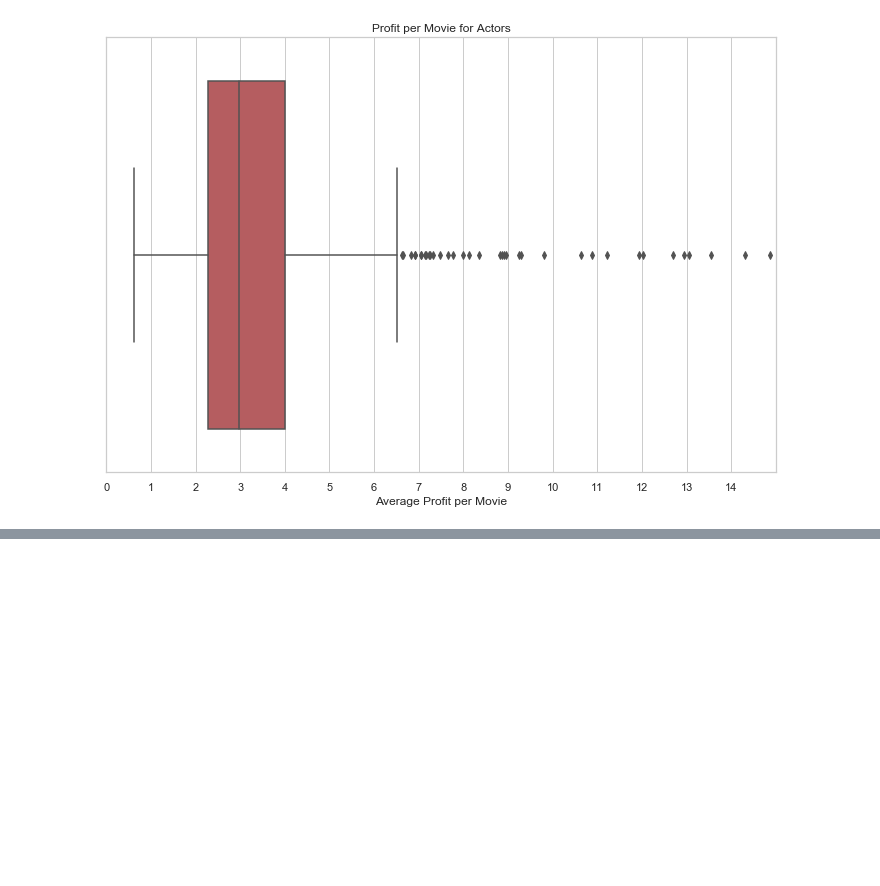
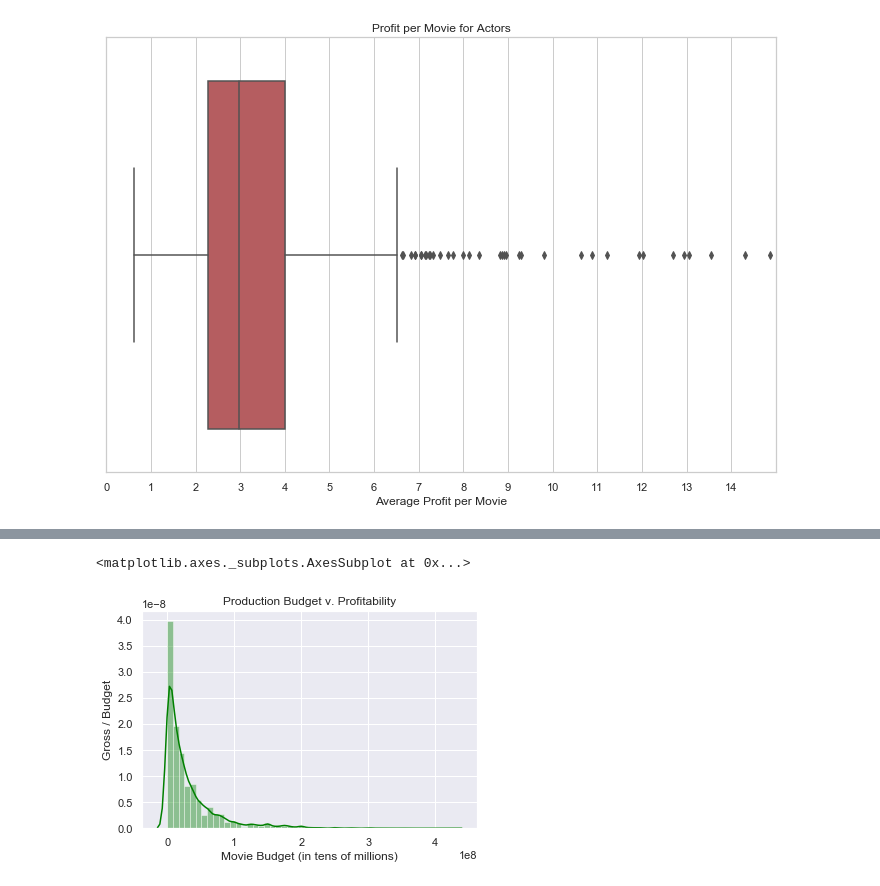
Before and after one commit to gideonk063/module_1_project, a Jupyter notebook: data/technical.ipynb, the cells around one changed output, grey strips where cells are left out. Cells and saved outputs as stored; diff of their text form; code cells hidden in the pictures; blank space fills up the shorter version.

```diff
--- a/data/technical.ipynb
+++ b/data/technical.ipynb
@@ -396,0 +377,3 @@ Text(0.5, 1.0, 'Profit per Movie for Actors')
+# %%
+tmdb_movies = pd.read_csv('tmdb.movies.csv')
+movie_budgets = pd.read_csv('tn.movie_budgets.csv')
@@ -396,0 +413,6 @@ Text(0.5, 1.0, 'Profit per Movie for Actors')
+# %%
+# Let's clean data to clearly see ascending budget and create column which calculates profit
+movie_budgets['profitability'] = movie_budgets['worldwide_gross'] / movie_budgets['production_budget']
+movie_budgets.sort_values(['production_budget'], axis=0, inplace=True)
+movie_budgets.head()
+movie_budgets.round({'profitability':2})
@@ -396,0 +433,10 @@ Text(0.5, 1.0, 'Profit per Movie for Actors')
+# %%
+# Let's visualize the distribution of low budget movies that return profit
+sns.set(style='darkgrid')
+sns.set_context('notebook', font_scale=1)
+plt.title('Production Budget v. Profitability')
+plt.ylabel('Gross / Budget')
+sns.distplot(movie_budgets['production_budget'], color= 'green', axlabel= 'Movie Budget (in tens of millions)')
+# %% [output]
+<matplotlib.axes._subplots.AxesSubplot at 0x...>
+[figure, added]
```
Also changed, not shown: parts of 11 cells of this notebook.
